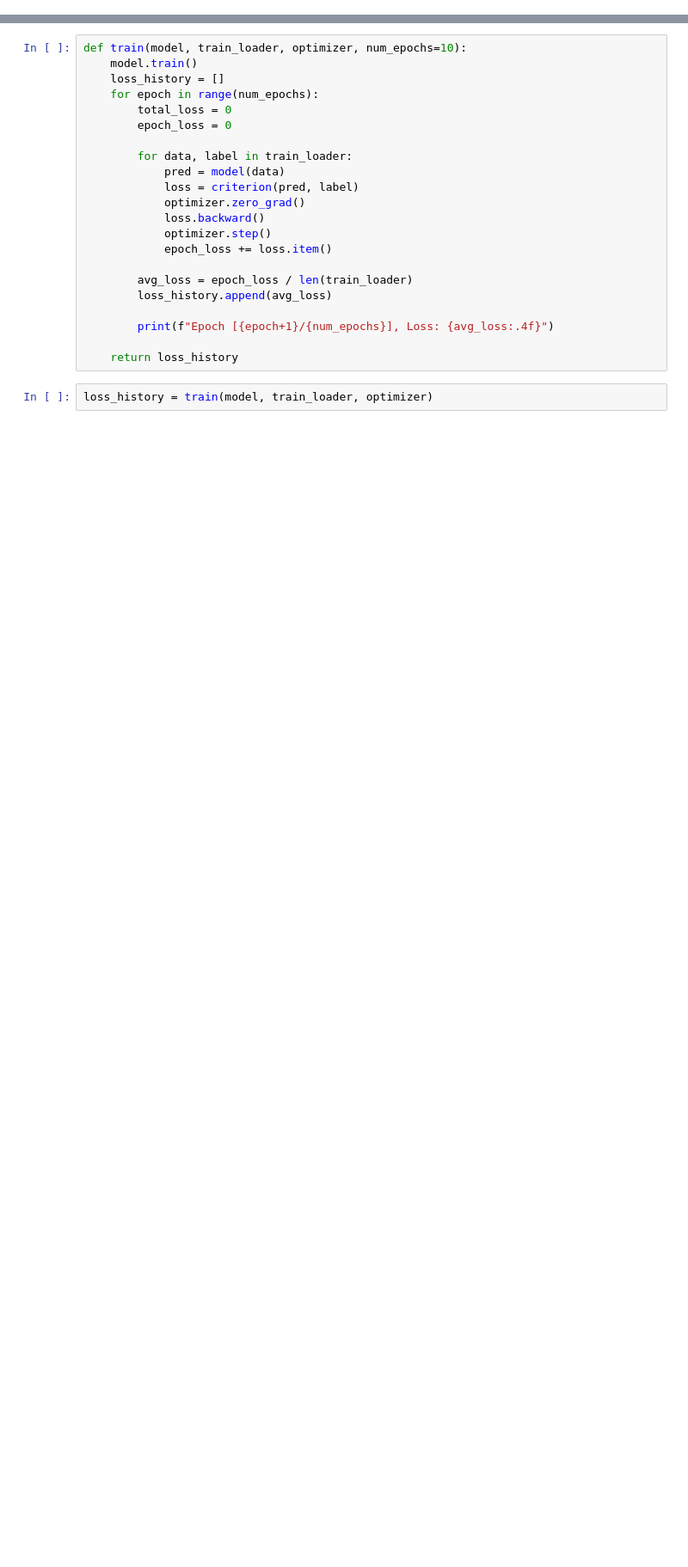
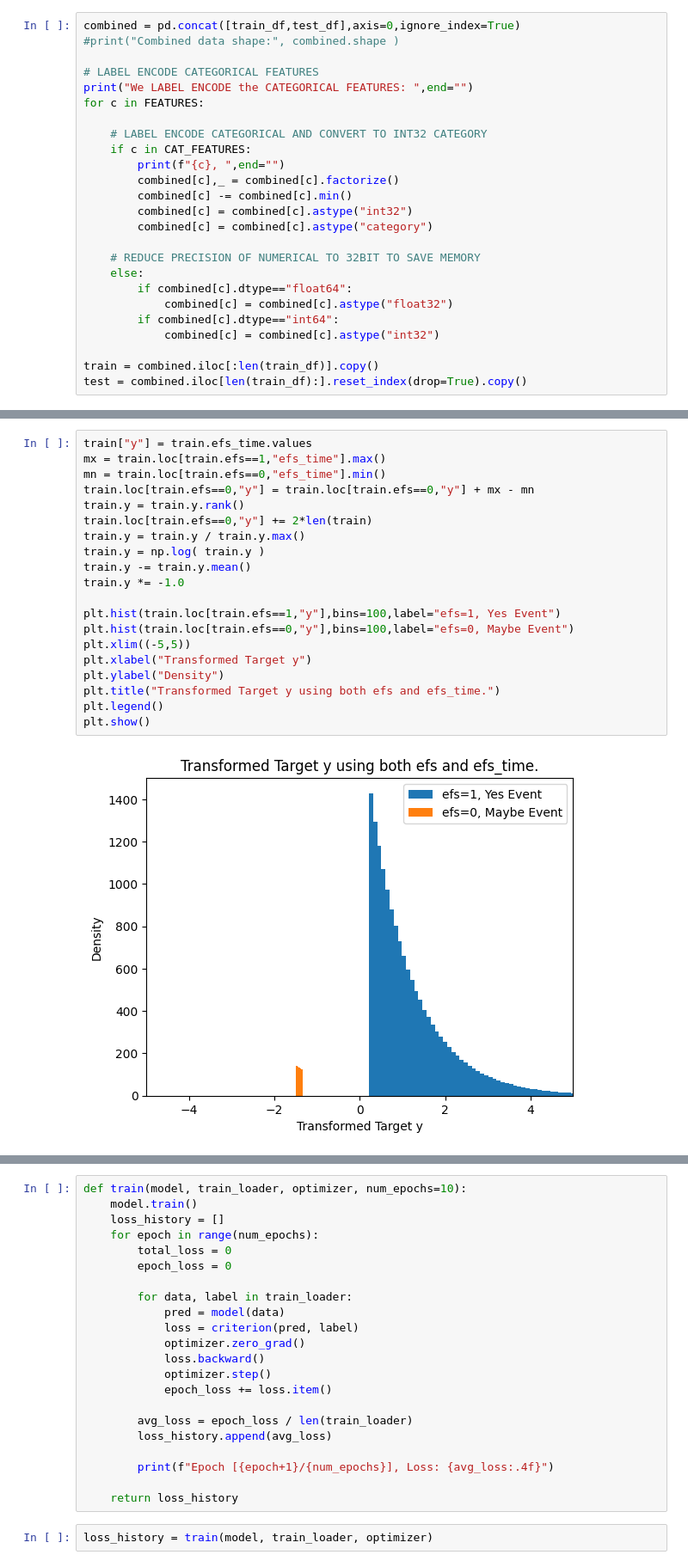
Before and after one commit to kvktran2812/kaggle_cibmtr, a Jupyter notebook: neural_nerwork.ipynb, the cells around one changed output, grey strips where cells are left out. Shown at 86% size. Saved outputs shown, nothing was run; the diff lists cells and outputs as text; blank space fills up the shorter version.

```diff
--- a/neural_nerwork.ipynb
+++ b/neural_nerwork.ipynb
@@ -35,0 +42,25 @@ train_data["y"] = transform_survival_probability(train_data)
+# %%
+combined = pd.concat([train_df,test_df],axis=0,ignore_index=True)
+#print("Combined data shape:", combined.shape )
+
+# LABEL ENCODE CATEGORICAL FEATURES
+print("We LABEL ENCODE the CATEGORICAL FEATURES: ",end="")
+for c in FEATURES:
+
+    # LABEL ENCODE CATEGORICAL AND CONVERT TO INT32 CATEGORY
+    if c in CAT_FEATURES:
+        print(f"{c}, ",end="")
+        combined[c],_ = combined[c].factorize()
+        combined[c] -= combined[c].min()
+        combined[c] = combined[c].astype("int32")
+        combined[c] = combined[c].astype("category")
+
+    # REDUCE PRECISION OF NUMERICAL TO 32BIT TO SAVE MEMORY
+    else:
+        if combined[c].dtype=="float64":
+            combined[c] = combined[c].astype("float32")
+        if combined[c].dtype=="int64":
+            combined[c] = combined[c].astype("int32")
+
+train = combined.iloc[:len(train_df)].copy()
+test = combined.iloc[len(train_df):].reset_index(drop=True).copy()
@@ -36,3 +69,25 @@ train_data["y"] = transform_survival_probability(train_data)
+# %%
+train["y"] = train.efs_time.values
+mx = train.loc[train.efs==1,"efs_time"].max()
+mn = train.loc[train.efs==0,"efs_time"].min()
+train.loc[train.efs==0,"y"] = train.loc[train.efs==0,"y"] + mx - mn
+train.y = train.y.rank()
+train.loc[train.efs==0,"y"] += 2*len(train)
+train.y = train.y / train.y.max()
+train.y = np.log( train.y )
+train.y -= train.y.mean()
+train.y *= -1.0
+
+plt.hist(train.loc[train.efs==1,"y"],bins=100,label="efs=1, Yes Event")
+plt.hist(train.loc[train.efs==0,"y"],bins=100,label="efs=0, Maybe Event")
+plt.xlim((-5,5))
+plt.xlabel("Transformed Target y")
+plt.ylabel("Density")
+plt.title("Transformed Target y using both efs and efs_time.")
+plt.legend()
+plt.show()
+# %% [output]
+[figure, added]
 # %%
 class NeuralNetwork(nn.Module):
     def __init__(self, input_dim):
```
Also changed, not shown: parts of 14 cells of this notebook, 5 other files.
